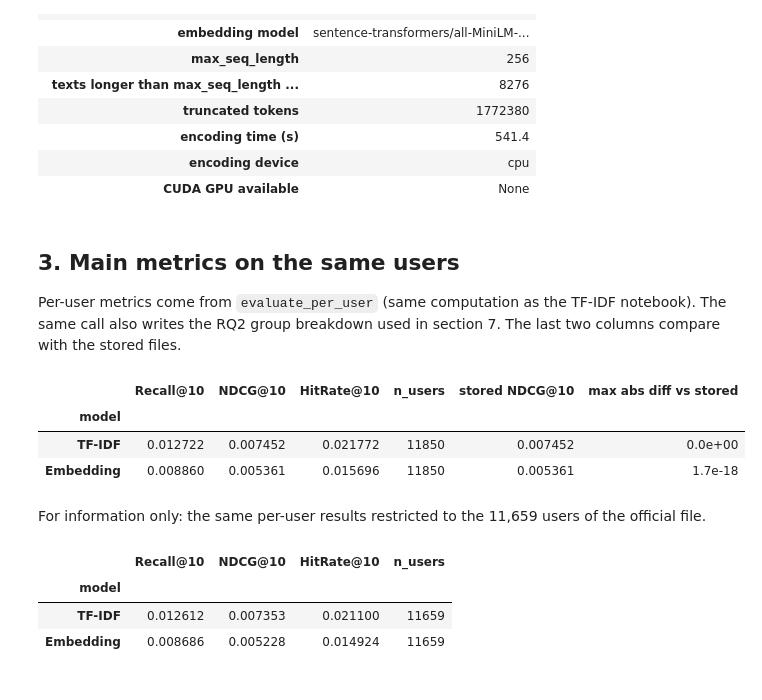
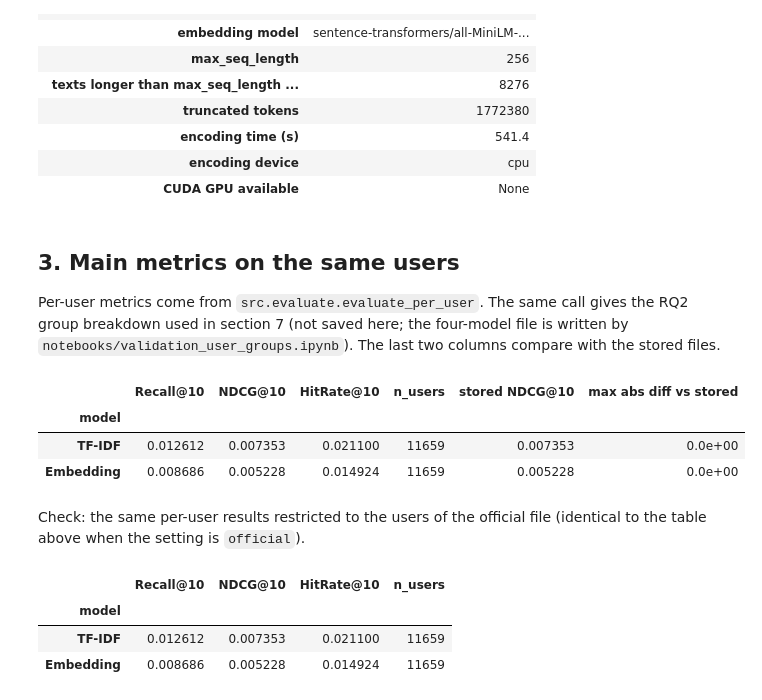
Before and after one commit to DianaManurung/recsys-lexical-vs-semantic-g11, a Jupyter notebook: notebooks/lexical_vs_semantic_examples.ipynb, the cells around one changed output. Drawn from its saved outputs; the diff is of its cells as text; code cells hidden in the pictures.

```diff
--- a/notebooks/lexical_vs_semantic_examples.ipynb
+++ b/notebooks/lexical_vs_semantic_examples.ipynb
@@ -136,32 +136,34 @@ display(pd.Series({
 # %% [markdown]
 ## 3. Main metrics on the same users
 
-Per-user metrics come from `evaluate_per_user` (same computation as the TF-IDF notebook). The same call
-also writes the RQ2 group breakdown used in section 7. The last two columns compare with the stored files.
+Per-user metrics come from `src.evaluate.evaluate_per_user`. The same call gives the RQ2 group breakdown
+used in section 7 (not saved here; the four-model file is written by `notebooks/validation_user_groups.ipynb`).
+The last two columns compare with the stored files.
 # %%
-group_result, group_metrics, per_user, groups = user_groups.run(models=models, data=data, save=True)
+group_result, group_metrics, per_user, groups, _ = user_groups.run(models=models, data=data, save=False)
 
 stored = {
     'TF-IDF': json.loads((ROOT / 'outputs/metrics/tfidf_cbf_val.json').read_text(encoding='utf-8')),
     'Embedding': json.loads((ROOT / 'outputs/metrics/semantic_cbf_val.json').read_text(encoding='utf-8')),
 }
 rows = []
 for name, df in per_user.items():
     m = summarize(df, K)
     rows.append({'model': name, **m,
                  'stored NDCG@10': stored[name]['NDCG@10'],
                  'max abs diff vs stored': max(abs(m[k] - stored[name][k])
                                                for k in ['Recall@10', 'NDCG@10', 'HitRate@10'])})
 main_table = pd.DataFrame(rows).set_index('model')
 display(main_table.style.format({**{c: '{:.6f}' for c in ['Recall@10', 'NDCG@10', 'HitRate@10', 'stored NDCG@10']},
                                  'max abs diff vs stored': '{:.1e}'}))
 # %% [output]
 |  | Recall@10 | NDCG@10 | HitRate@10 | n_users | stored NDCG@10 | max abs diff vs stored |
 | model |  |  |  |  |  |  |
-| TF-IDF | 0.012722 | 0.007452 | 0.021772 | 11850 | 0.007452 | 0.0e+00 |
-| Embedding | 0.008860 | 0.005361 | 0.015696 | 11850 | 0.005361 | 1.7e-18 |
+| TF-IDF | 0.012612 | 0.007353 | 0.021100 | 11659 | 0.007353 | 0.0e+00 |
+| Embedding | 0.008686 | 0.005228 | 0.014924 | 11659 | 0.005228 | 0.0e+00 |
 # %% [markdown]
-For information only: the same per-user results restricted to the 11,659 users of the official file.
+Check: the same per-user results restricted to the users of the official file (identical to the table above
+when the setting is `official`).
 # %%
 info_rows = []
 for name, df in per_user.items():
```
Also changed, not shown: parts of 6 cells of this notebook.
